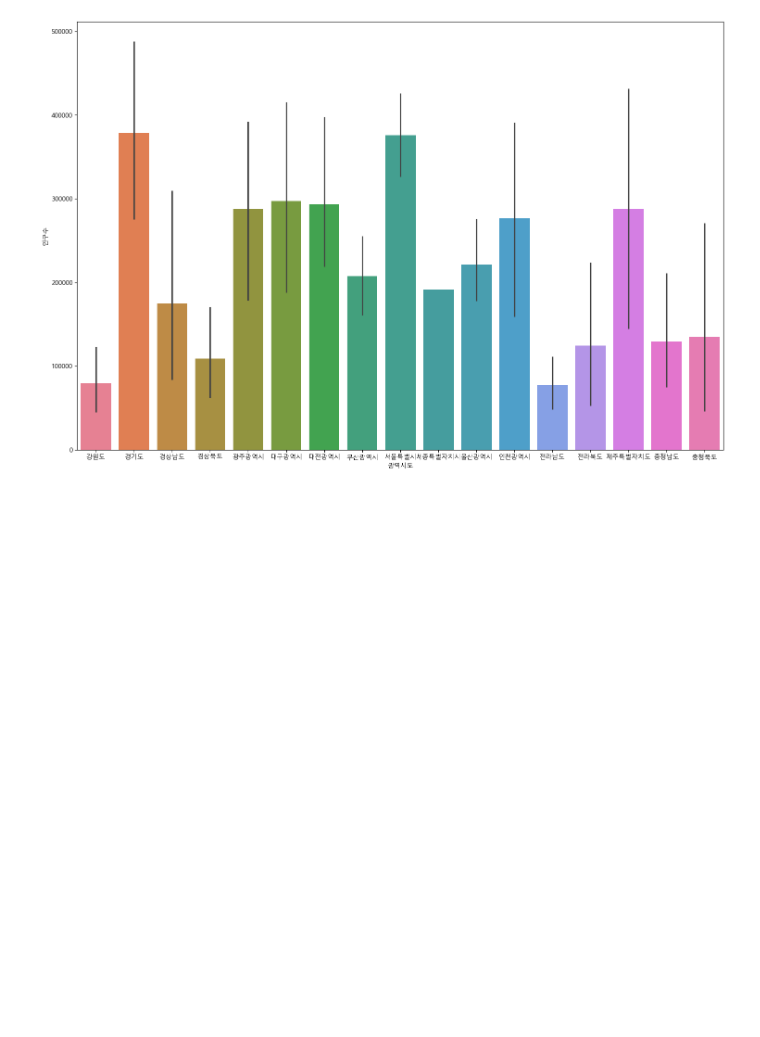
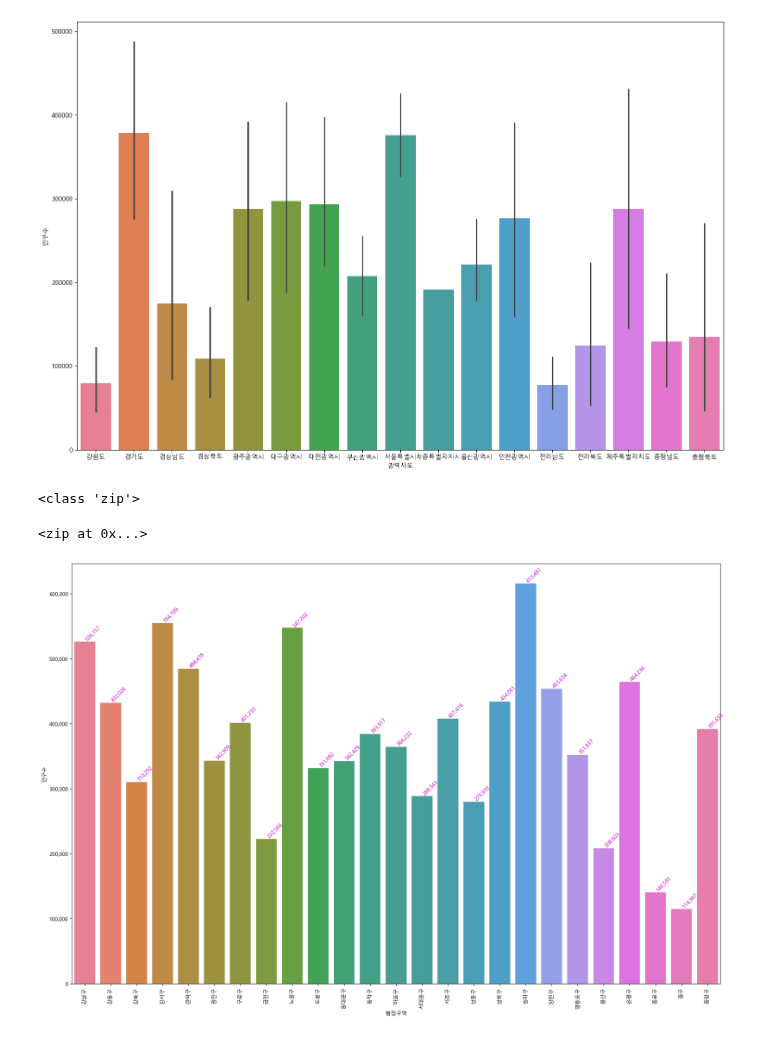
Before and after one commit to nueij0429/Python_Webscraping_Analysis, a Jupyter notebook: 03-1.행정구역정보_분석과시각화.ipynb, the cells around one changed output. Cells and saved outputs as stored; diff of their text form; code cells hidden in the pictures; blank space fills up the shorter version.

```diff
--- a/03-1.행정구역정보_분석과시각화.ipynb
+++ b/03-1.행정구역정보_분석과시각화.ipynb
@@ -872,17 +984,26 @@ sns.barplot(x='광역시도', y='인구수', data=data, ax=axes1, hue='광역시
 plt.show()
 # %% [output]
 [figure]
+# %%
+print(type(seoul_df["인구수"].items()))
+seoul_df["인구수"].items()
+# %% [output]
+<class 'zip'>
+<zip at 0x...>
 # %%
-# figure, ax1 = plt.subplots(nrows=1, ncols=1)
-# figure.set_size_inches(18,12)
-# sns.barplot(data=seoul_df, x="행정구역", y="인구수", ax=ax1,hue='행정구역')
+figure, ax1 = plt.subplots(nrows=1, ncols=1)
+figure.set_size_inches(18,12)
+sns.barplot(data=seoul_df, x="행정구역", y="인구수", ax=ax1,hue='행정구역')
 
 #y축의 label값에 ,(콤마) 출력하기
-# ax1.get_yaxis().set_major_formatter(plt.FuncFormatter(lambda x, loc: "{:,}".format(int(x))))
+ax1.get_yaxis().set_major_formatter(plt.FuncFormatter(lambda x, loc: "{:,}".format(int(x))))
 
 
-# for item in ax1.get_xticklabels():
-#     item.set_rotation(90)
-# for i, v in enumerate(seoul_df["인구수"].items()):
-#     ax1.text(i ,v[1], "{:,}".format(v[1]), color='m', va ='bottom', rotation=45)
-# plt.tight_layout()
+for item in ax1.get_xticklabels():
+    item.set_rotation(90)
+for i, v in enumerate(seoul_df["인구수"].items()):
+    ax1.text(i ,v[1], "{:,}".format(v[1]), color='m', va ='bottom', rotation=45)
+plt.tight_layout()
+plt.show()
+# %% [output]
+[figure, added]
```
Also changed, not shown: parts of 7 cells of this notebook.
